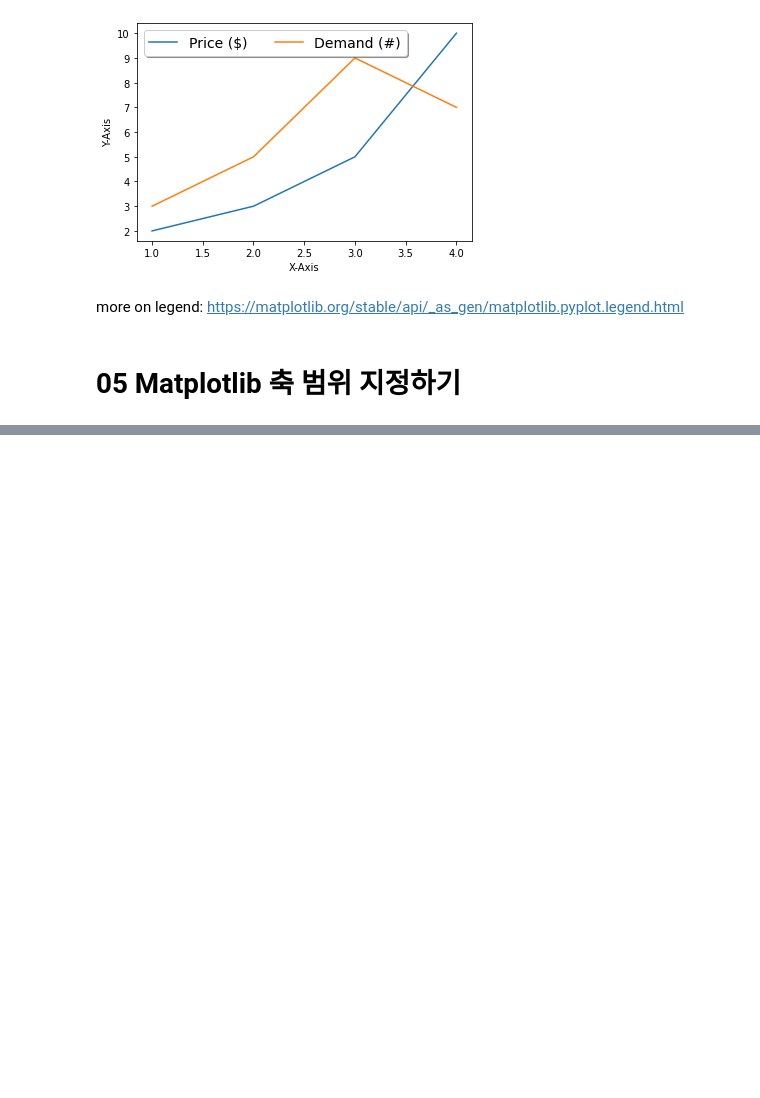
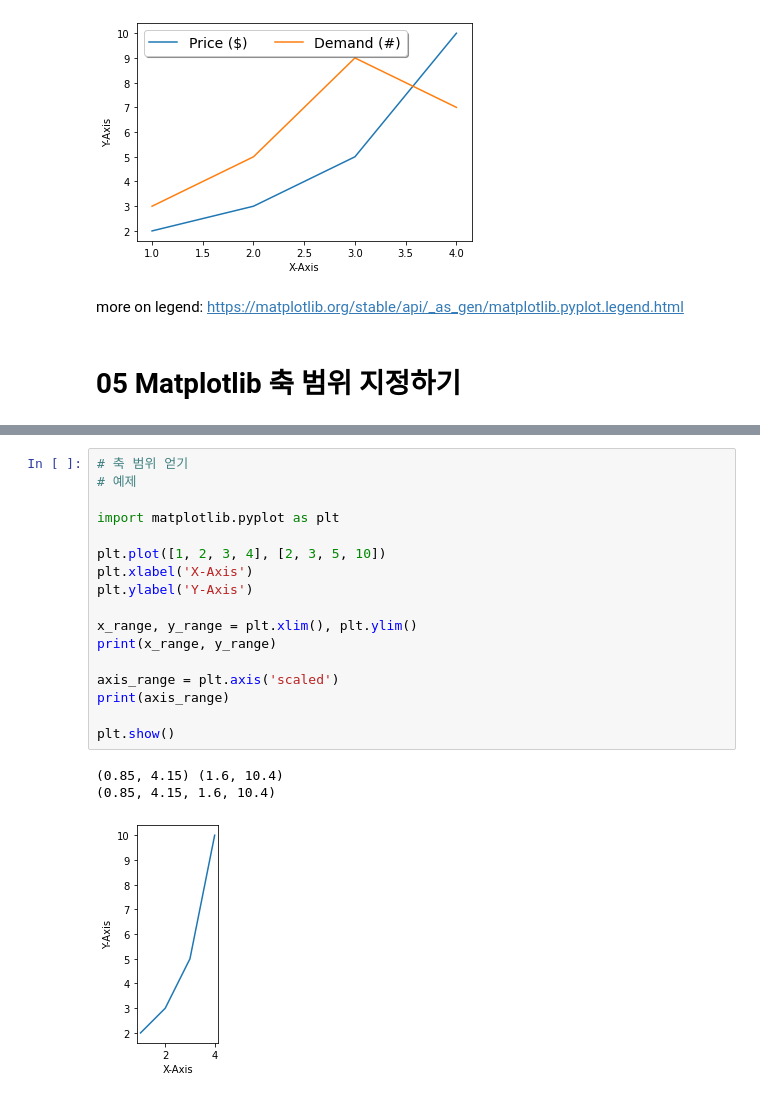
Before and after one commit to okmunkiok/Matplotlib_Tutorial__Dardao, a Jupyter notebook: Matplotlib_Tutorial.ipynb, the cells around one changed output, grey strips where cells are left out. Drawn from its saved outputs; the diff is of its cells as text; blank space fills up the shorter version.

```diff
--- a/Matplotlib_Tutorial.ipynb
+++ b/Matplotlib_Tutorial.ipynb
@@ -360,0 +414,21 @@ more on legend: https://matplotlib.org/stable/api/_as_gen/matplotlib.pyplot.lege
+# %%
+# 축 범위 얻기
+# 예제
+
+import matplotlib.pyplot as plt
+
+plt.plot([1, 2, 3, 4], [2, 3, 5, 10])
+plt.xlabel('X-Axis')
+plt.ylabel('Y-Axis')
+
+x_range, y_range = plt.xlim(), plt.ylim()
+print(x_range, y_range)
+
+axis_range = plt.axis('scaled')
+print(axis_range)
+
+plt.show()
+# %% [output]
+(0.85, 4.15) (1.6, 10.4)
+(0.85, 4.15, 1.6, 10.4)
+[figure, added]
```
Also changed, not shown: parts of 7 cells of this notebook.
